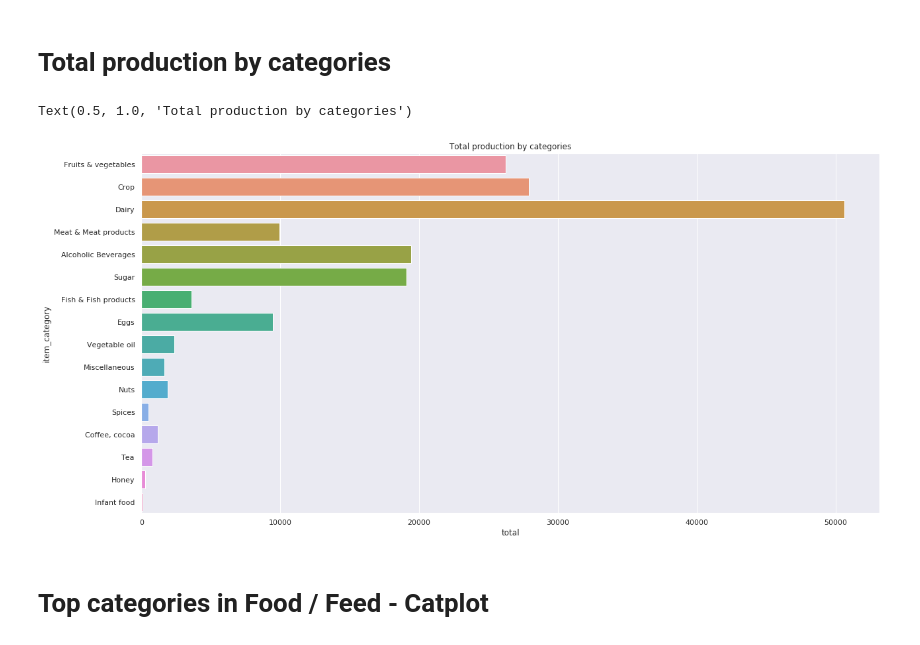
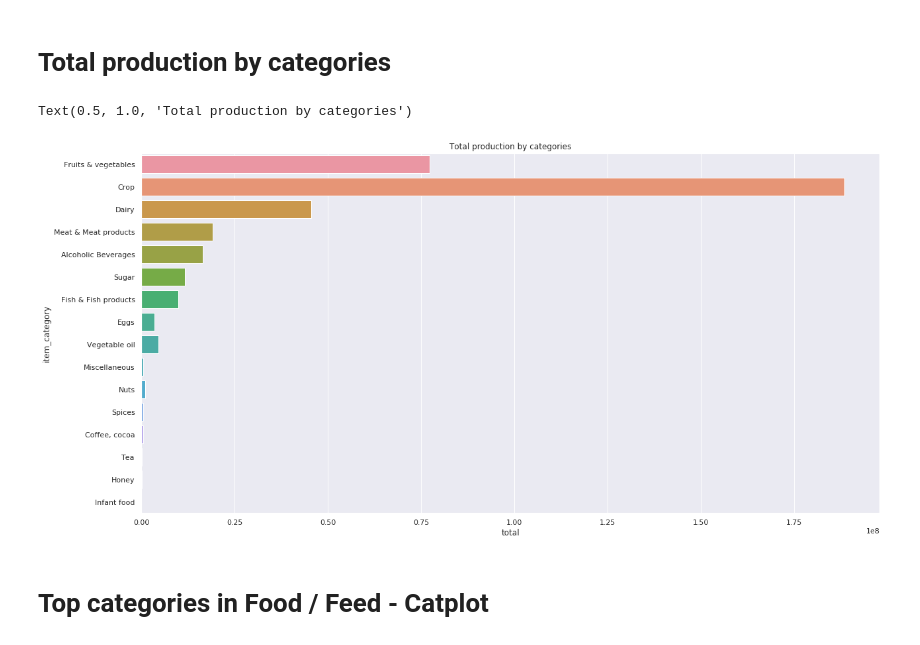
Before and after one commit to aupe/food_feed_dataset_analysis_pandas, a Jupyter notebook: FAO.ipynb, the cells around one changed output. Cells and saved outputs as stored; diff of their text form; code cells hidden in the pictures.

Commit message:
Added etimator=sum to barplots

```diff
--- a/FAO.ipynb
+++ b/FAO.ipynb
@@ -872,11 +872,11 @@ new_df_with_cat.head()
 # %%
 plt.figure(figsize=(20, 10))
 plt.tight_layout()
-sns.barplot(x='total', y='item_category', data=new_df_with_cat, ci=None)
+sns.barplot(x='total', y='item_category', data=new_df_with_cat, ci=None, estimator=sum)
 plt.title('Total production by categories')
 # %% [output]
 Text(0.5, 1.0, 'Total production by categories')
-[figure, old version]
+[figure, new version]
 # %% [markdown]
 # Top categories in Food / Feed - Catplot
 # %%
```
Also changed, not shown: parts of 2 cells of this notebook.
